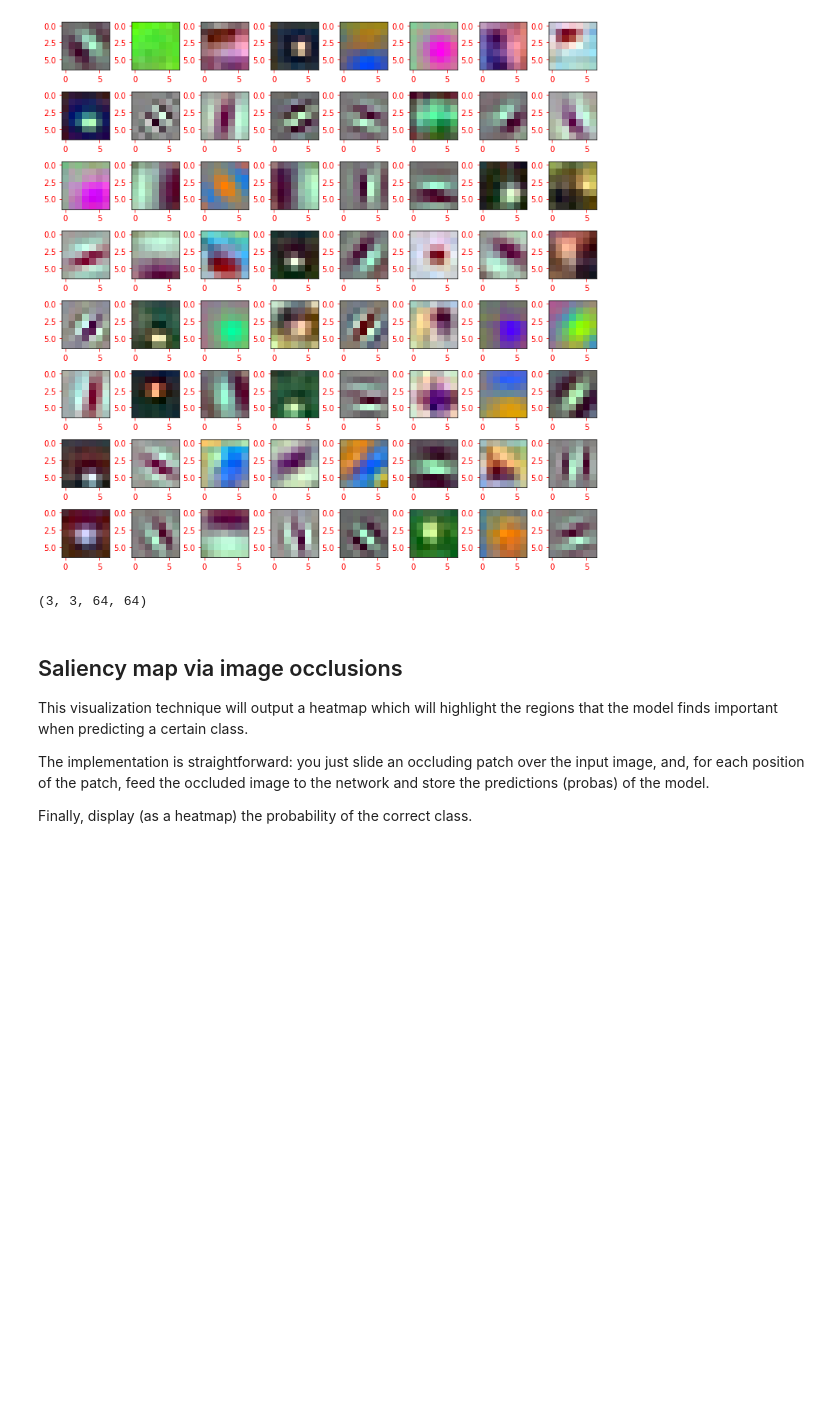
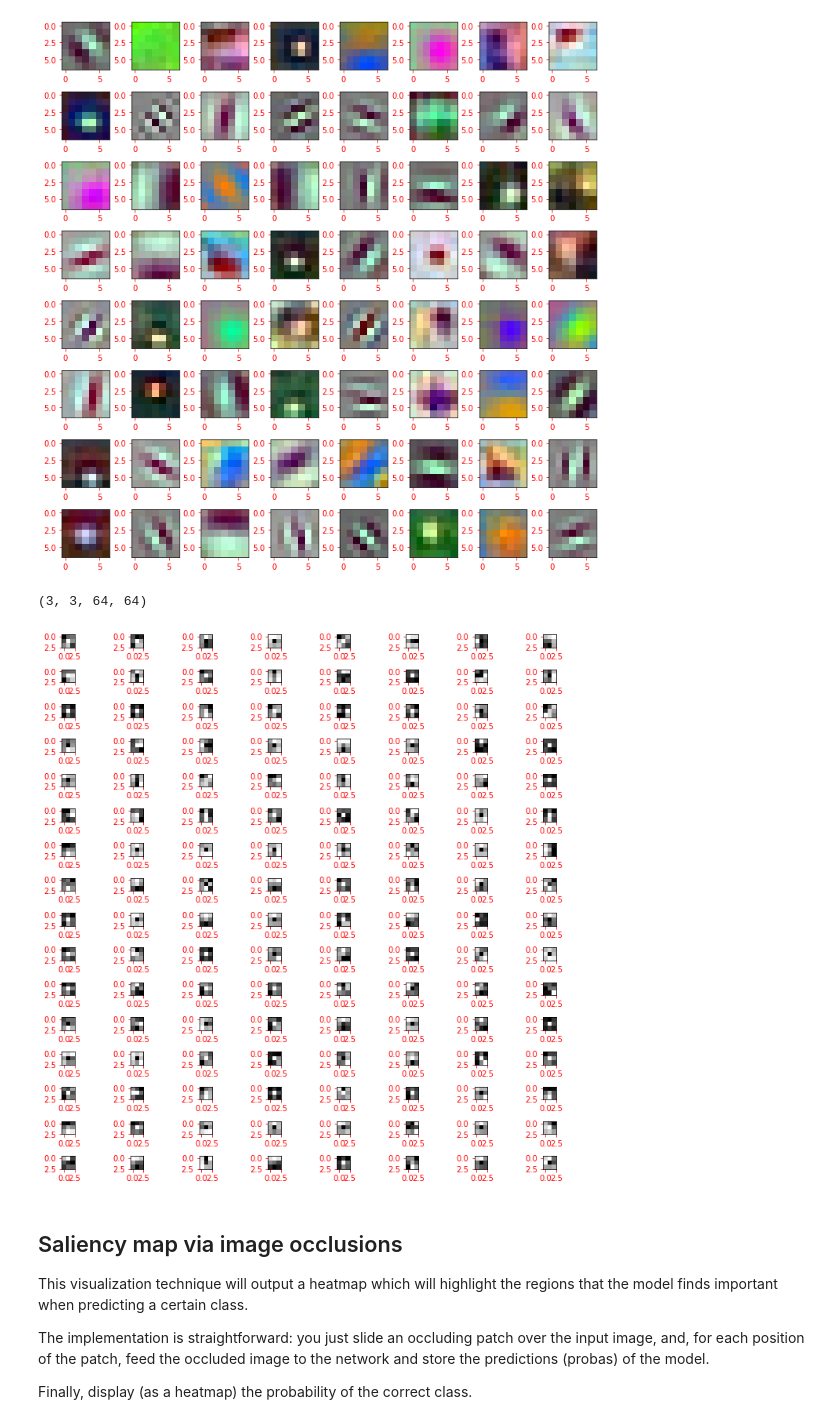
Before and after one commit to ComanacDragos/ComputerVisionAndDeepLearning, a Jupyter notebook: lab6/Computer_Vision_and_Deep_Learning_Laboratory_6.ipynb, the cells around one changed output. Drawn from its saved outputs; the diff is of its cells as text; code cells hidden in the pictures; blank space fills up the shorter version.

```diff
--- a/lab6/Computer_Vision_and_Deep_Learning_Laboratory_6.ipynb
+++ b/lab6/Computer_Vision_and_Deep_Learning_Laboratory_6.ipynb
@@ -115,12 +115,20 @@ plt.show()
 (147, 64)
 (1, 64)
 [figure]
-# %%
-layer2_weights = resnet50_model.get_layer("conv2_block1_2_conv").get_weights()[0][:2]
-print(layer2_weights.shape)
-# canal cu canal, in total 128
-# %% [output]
-(3, 3, 64, 64)
+# %%
+layer2_weights = resnet50_model.get_layer("conv2_block1_2_conv").get_weights()[0][:3]
+print(layer2_weights.shape)
+# canal cu canal, in total 128
+fig, axes = plt.subplots(16, 8, figsize=(10, 10))
+for i in range(2):
+    for j in range(64):
+        plt.subplot(16, 8, i*64+j+1)
+        plt.imshow(layer2_weights[:, :, i, j], cmap="gray")
+plt.tight_layout()
+plt.show()
+# %% [output]
+(3, 3, 64, 64)
+[figure, added]
 # %% [markdown]
 ## Saliency map via image occlusions
 
```
Also changed, not shown: parts of 6 cells of this notebook, 1 other file.
